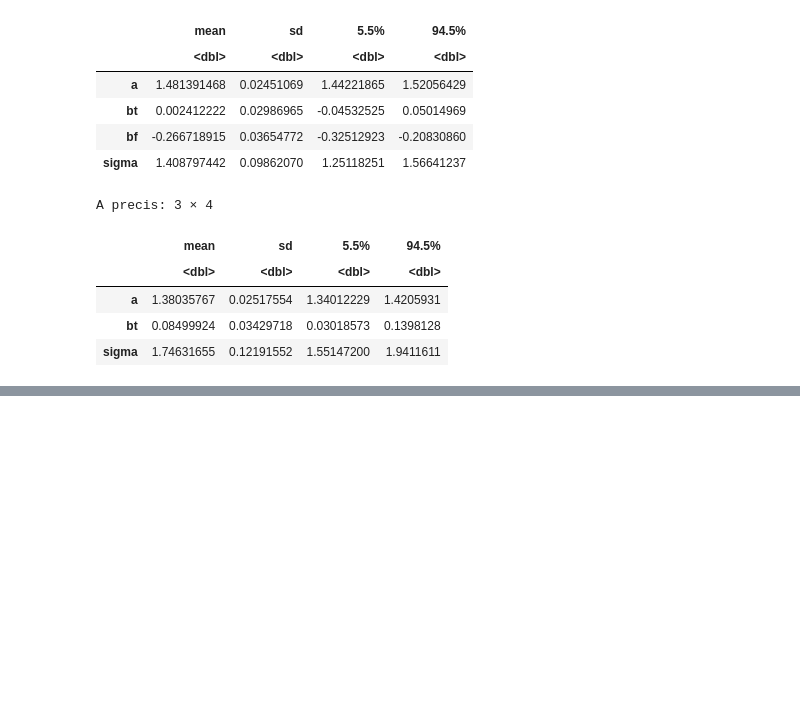
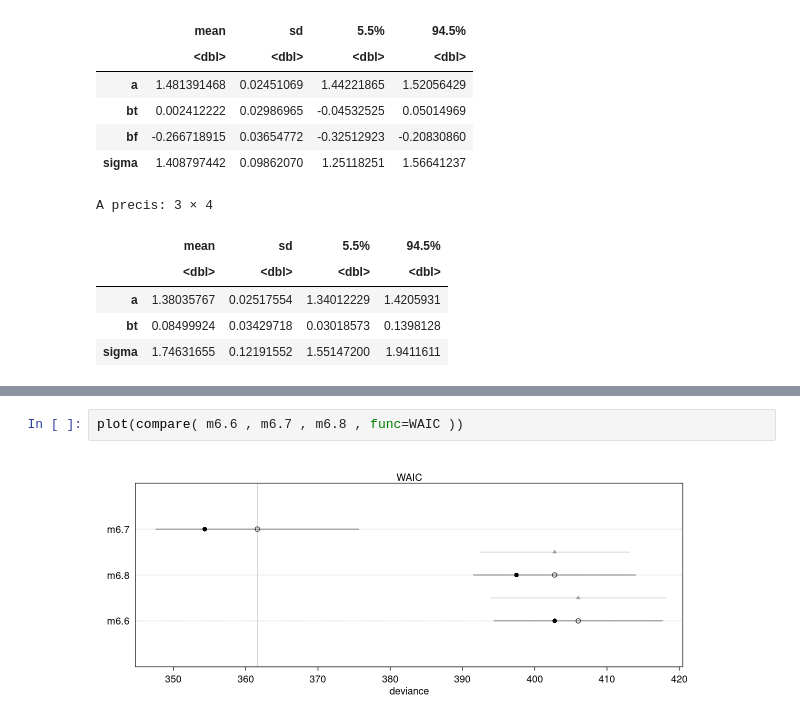
Before and after one commit to jointprob/jointprob-dm, a Jupyter notebook: r-notebooks/rethinking-book/chapter-7.ipynb, the cells around one changed output, grey strips where cells are left out. Saved outputs shown, nothing was run; the diff lists cells and outputs as text; blank space fills up the shorter version.

```diff
--- a/r-notebooks/rethinking-book/chapter-7.ipynb
+++ b/r-notebooks/rethinking-book/chapter-7.ipynb
@@ -515,0 +596,4 @@ A precis: 3 × 4
+# %%
+plot(compare( m6.6 , m6.7 , m6.8 , func=WAIC ))
+# %% [output]
+[figure, added]
```
Also changed, not shown: parts of 32 cells of this notebook.
